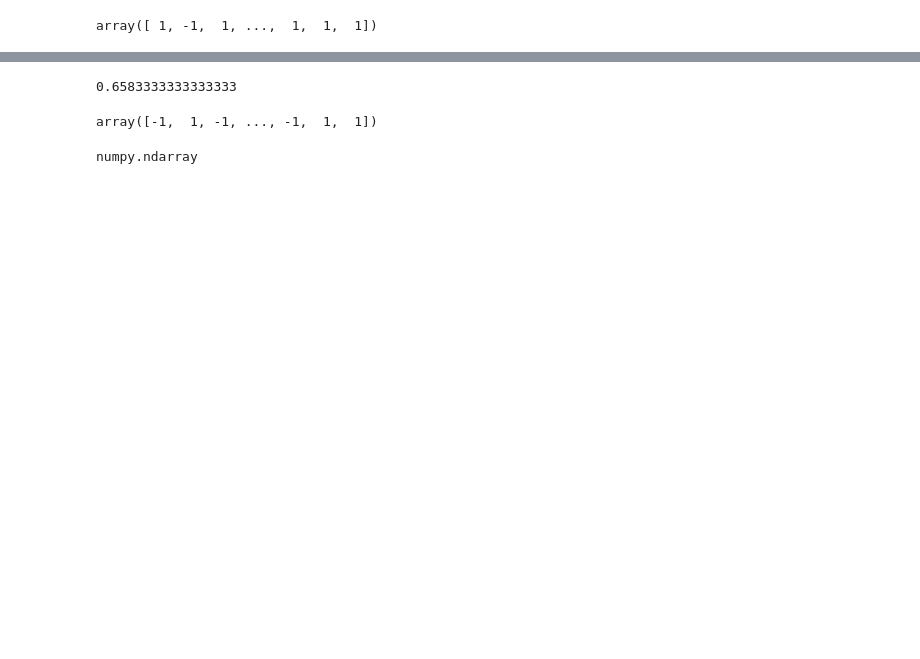
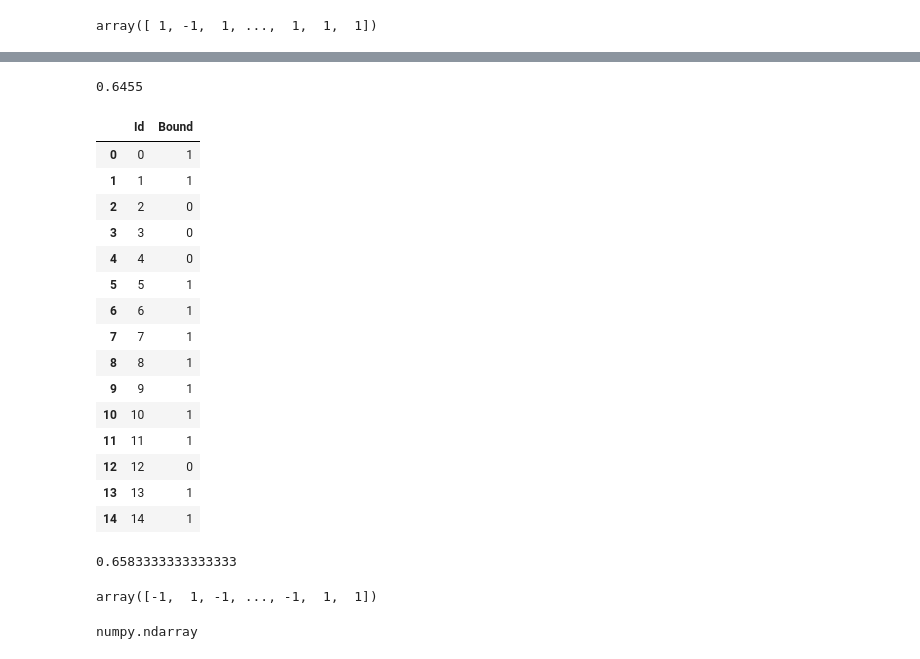
Before and after one commit to IsraelAbebe/kernel-ammi-kaggle-Team-IS, a Jupyter notebook: israel/svm_last.ipynb, the cells around one changed output, grey strips where cells are left out. Drawn from its saved outputs; the diff is of its cells as text; code cells hidden in the pictures; blank space fills up the shorter version.

```diff
--- a/israel/svm_last.ipynb
+++ b/israel/svm_last.ipynb
@@ -325,3 +316,56 @@ sum(y_pred==y_test)/len(y_test)
+# %%
+cross_validate(get_data(6)[:2000,:],y,kernel='polynomial',k=4,sigma=50,power=2,C=1)
+# %% [output]
+0.6455
+# %%
+X_train, X_test, y_train, y_test = get_train_test(get_data(6)[:2000,:],y,p=0.3)
+
+
+kernel = 'polynomial'
+power = 2
+sigma = 50.
+C = 1.
+model = KernelSVM(C=C, kernel=kernel, sigma=sigma, power=power)
+y_pred = model.fit(X_train, y_train).predict(X_test)
+
+sum(y_pred==y_test)/len(y_test)
+
+
+X_test_final  = model.predict(get_data(6)[2000:,:])
+sumbission = []
+for i in range(len(X_test_final)):
+    r1 = X_test_final[i]
+    if r1 == 1:
+        sumbission.append([i,int(r1)])
+    elif r1 == -1:
+        sumbission.append([i,0])
+    else:
+        print('problem')
+
+
+# sumbission
+df = pd.DataFrame(sumbission)
+df.columns = ['Id','Bound']
+df.to_csv('cv_-svm.csv',index=False)
+
+df.head(15)
+# %% [output]
+|  | Id | Bound |
+| 0 | 0 | 1 |
+| 1 | 1 | 1 |
+| 2 | 2 | 0 |
+| 3 | 3 | 0 |
+| 4 | 4 | 0 |
+| 5 | 5 | 1 |
+| 6 | 6 | 1 |
+| 7 | 7 | 1 |
+| 8 | 8 | 1 |
+| 9 | 9 | 1 |
+| 10 | 10 | 1 |
+| 11 | 11 | 1 |
+| 12 | 12 | 0 |
+| 13 | 13 | 1 |
+| 14 | 14 | 1 |
 # %%
 # %% [output]
 0.6583333333333333
```
Also changed, not shown: parts of 5 cells of this notebook, 3 other files.
